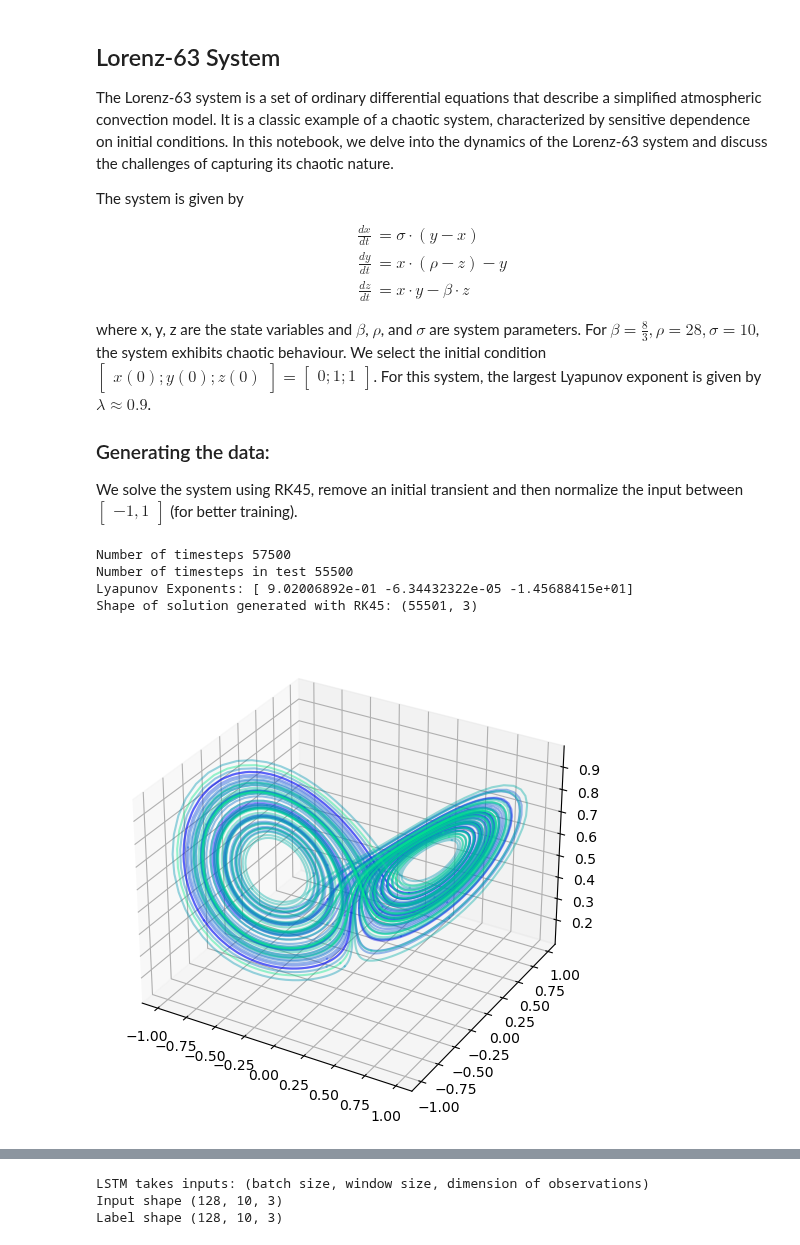
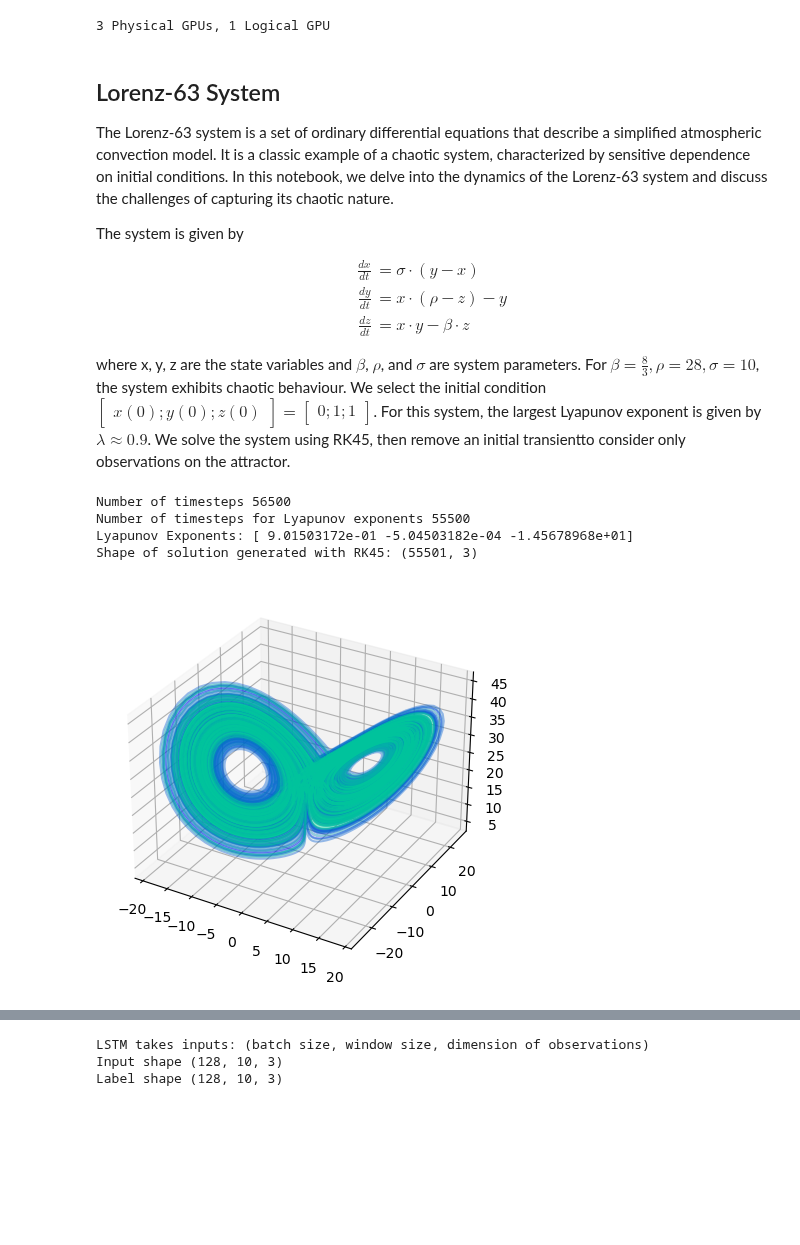
Before and after one commit to MagriLab/Tutorials, a Jupyter notebook: TensorflowLSTM_Lorenz63.ipynb, the cells around one changed output, grey strips where cells are left out. Saved outputs shown, nothing was run; the diff lists cells and outputs as text; code cells hidden in the pictures; blank space fills up the shorter version.

```diff
--- a/TensorflowLSTM_Lorenz63.ipynb
+++ b/TensorflowLSTM_Lorenz63.ipynb
@@ -23,23 +24,33 @@ Feel free to adapt and expand upon this structure to suit the specific details a
 # %%
+import os
+os.environ["KMP_AFFINITY"] = "noverbose"
+os.environ['TF_CPP_MIN_LOG_LEVEL'] = '3'
+import logging
+logging.getLogger('tensorflow').setLevel(logging.ERROR)
 import matplotlib.pyplot as plt
 import numpy as np
-import time
-import scipy
-import einops
+import pickle
 import scipy.stats as stats
-from mpl_toolkits.mplot3d import Axes3D
-import os
-import logging
-logging.getLogger('tensorflow').setLevel(logging.ERROR)
-os.environ["KMP_AFFINITY"] = "noverbose"
-os.environ['TF_CPP_MIN_LOG_LEVEL'] = '3'
 import tensorflow as tf
 tf.get_logger().setLevel('ERROR')
-tf.config.set_visible_devices([], 'GPU')
+# tf.config.set_visible_devices([], 'GPU')
+gpus = tf.config.list_physical_devices('GPU')
+if gpus:
+  # Restrict TensorFlow to only use the first GPU
+  try:
+    tf.config.set_visible_devices(gpus[0], 'GPU')
+    logical_gpus = tf.config.list_logical_devices('GPU')
+    print(len(gpus), "Physical GPUs,", len(logical_gpus), "Logical GPU")
+  except RuntimeError as e:
+    # Visible devices must be set before GPUs have been initialized
+    print(e)
 tf.autograph.set_verbosity(3)
+
 from dynamicalsystems.tools import solve_ode_LEs
 from lstm.lstm import TensorFlowLSTM
 from lstm.lyapunov_tools import compute_lyapunov_exp_lstm
+# %% [output]
+3 Physical GPUs, 1 Logical GPU
 # %% [markdown]
 #
 
@@ -57,9 +68,7 @@ The system is given by
 
 
 where  x, y, z are the state variables and $\beta$, $\rho $, and  $\sigma $ are system parameters. For $\beta = \frac{8}{3}, \rho =28, \sigma = 10$, the system exhibits chaotic behaviour. We select the initial condition $\begin{bmatrix} x(0); y(0); z(0) \end{bmatrix} = \begin{bmatrix} 0; 1; 1 \end{bmatrix}$. For this system, the largest Lyapunov exponent is given by $\lambda\approx 0.9$.
-
-### Generating the data:
-We solve the system using RK45, remove an initial transient and then normalize the input between $\begin{bmatrix}-1, 1\end{bmatrix}$ (for better training).
+We solve the system using RK45, then remove an initial transientto consider only observations on the attractor.
 # %%
 def lorenz63(u, params):
     beta, rho, sigma = params
@@ -84,35 +93,29 @@ dt = 0.01  # time step
 t_lyap = 0.9**(-1)  # Lyapunov time
 
 N_lyap = int(t_lyap/dt)
-N_trans = 2000  # initial transient to discard
+N_trans = 1000  # initial transient to discard
 N_total = 500*N_lyap + N_trans
-time_array, U_rk4, LEs = solve_ode_LEs(N_total, N_trans, dt, u0, lorenz63, l63jac, params,  dim=3)
+time_array, U_rk4, LEs, ILEs = solve_ode_LEs(N_total, N_trans, dt, u0, lorenz63, l63jac, params,  dim=3)
 time_array = time_array[N_trans:]
 U_rk4 = U_rk4[N_trans:].astype(np.float32)
-U_rk4 = U_rk4/np.max(U_rk4, axis=0)  # remove the initial transient
-time_array_lyap = np.arange(0, len(time_array), step=dt)/0.09
+#  # remove the initial transient
+time_array_lyap = np.arange(0, len(time_array), step=dt)/0.9
 print(f"Shape of solution generated with RK45: {U_rk4.shape}")
 # %% [output]
-Number of timesteps 57500
-Number of timesteps in test 55500
-Lyapunov Exponents: [ 9.02006892e-01 -6.34432322e-05 -1.45688415e+01]
+Number of timesteps 56500
+Number of timesteps for Lyapunov exponents 55500
+Lyapunov Exponents: [ 9.01503172e-01 -5.04503182e-04 -1.45678968e+01]
 Shape of solution generated with RK45: (55501, 3)
 # %%
-fig = plt.figure()
-ax = fig.add_subplot(111, projection='3d')
-fig.subplots_adjust(left=0, right=1, bottom=0, top=1)
+ax = plt.figure(figsize=(10,5)).add_subplot(projection='3d')
 
 # Make the line multi-coloured by plotting it in segments of length s which
 # change in colour across the whole time series.
-n = len(U_rk4[:10000])
-s = 100
-cmap = plt.cm.winter  # winter
-cmap_2 = plt.cm.autumn  # autumn
-
+n = len(U_rk4[:])
+s = 5000
 for i in range(0, n - s, s):
-    ax.plot(U_rk4[i:i+s+1, 0], U_rk4[i:i+s+1, 1], U_rk4[i:i+s+1, 2], color=cmap(i/n), alpha=0.4)
-
+    ax.plot(U_rk4[i:i+s+1, 0], U_rk4[i:i+s+1, 1], U_rk4[i:i+s+1, 2], color=plt.cm.winter(i/n), alpha=0.4)
 plt.show()
 # %% [output]
-[figure, old version]
+[figure, new version]
 # %% [markdown]
```
Also changed, not shown: parts of 15 cells of this notebook, 10 other files.
